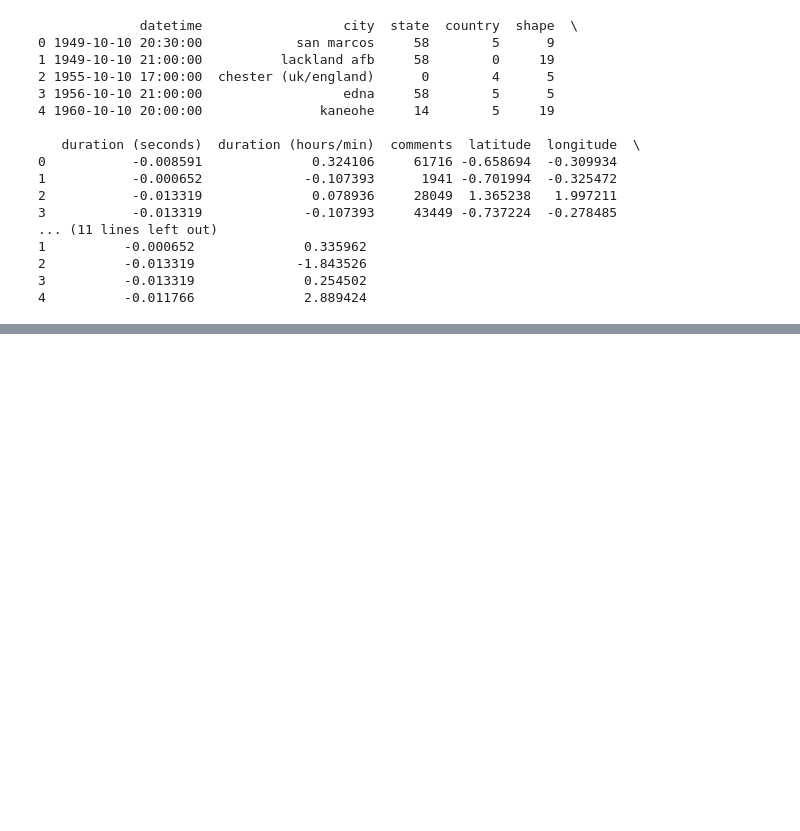
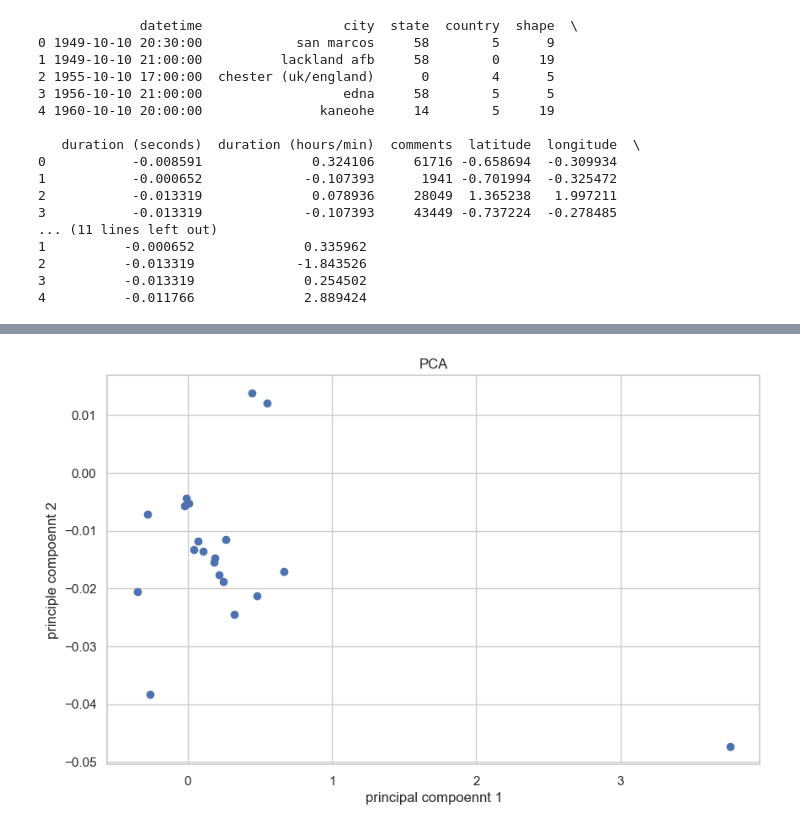
Before and after one commit to Aharv123/UFO-Sighting-Data-Cleaning-And-FeatureEngineering, a Jupyter notebook: project.ipynb, the cells around one changed output, grey strips where cells are left out. Cells and saved outputs as stored; diff of their text form; code cells hidden in the pictures; blank space fills up the shorter version.

```diff
--- a/project.ipynb
+++ b/project.ipynb
@@ -321,0 +327,21 @@ print(df.head())
+# %%
+cat_cols = ["city", "state", "country", "shape"]
+encoder  = LabelEncoder()
+
+for i in cat_cols:
+    df[i] = encoder.fit_transform(df[i])
+
+num_cols = ["latitude", "longitude", "duration (seconds)"]
+
+X = df[num_cols]
+
+
+scaler = StandardScaler()
+
+scaled_data = scaler.fit_transform(X)
+
+pca = PCA(n_components = 2)
+df_pca  = pca.fit_transform(scaled_data)
+
+df_pca = pd.DataFrame(df_pca, columns = ["PCA1", "PCA2"])
+df_pca
@@ -321,0 +362,9 @@ print(df.head())
+# %%
+plt.figure(figsize = (10,6))
+plt.scatter(df_pca["PCA1"].head(20), df_pca["PCA2"].head(20))
+plt.title("PCA")
+plt.xlabel("principal compoennt 1")
+plt.ylabel("principle compoennt 2")
+plt.show()
+# %% [output]
+[figure, added]
```
Also changed, not shown: parts of 3 cells of this notebook.
